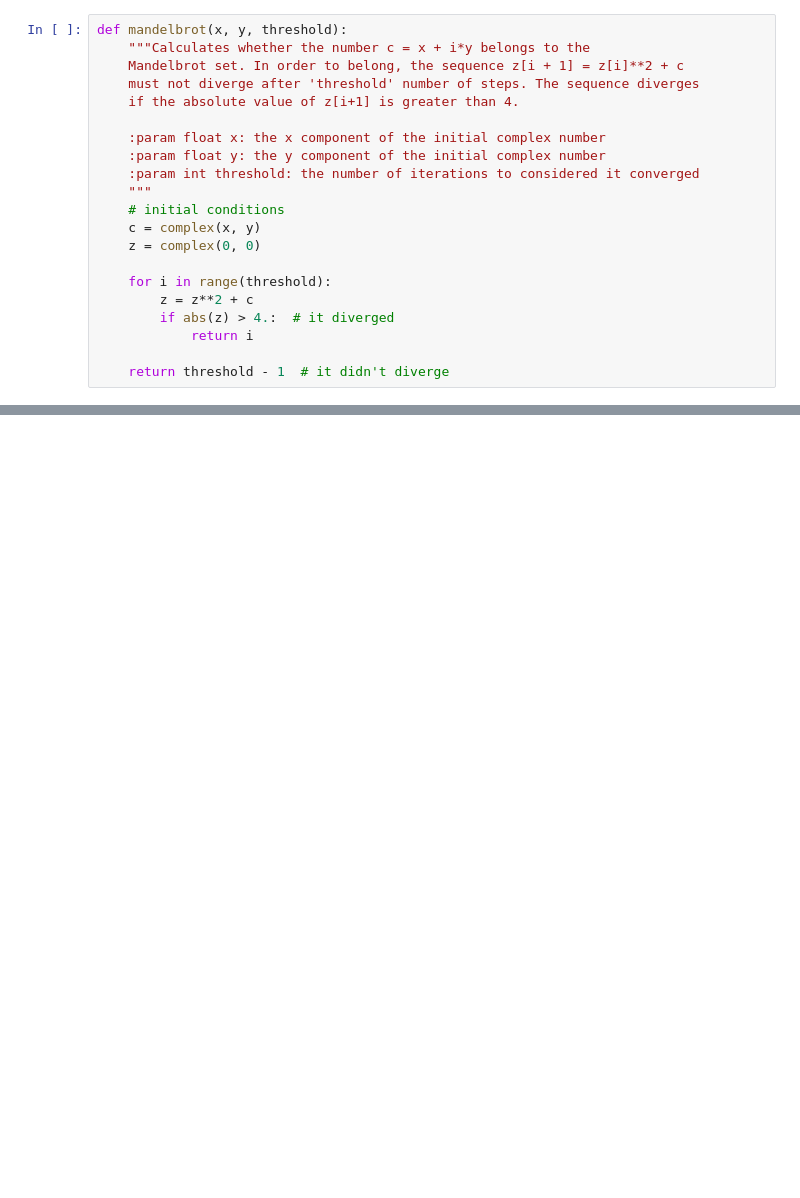
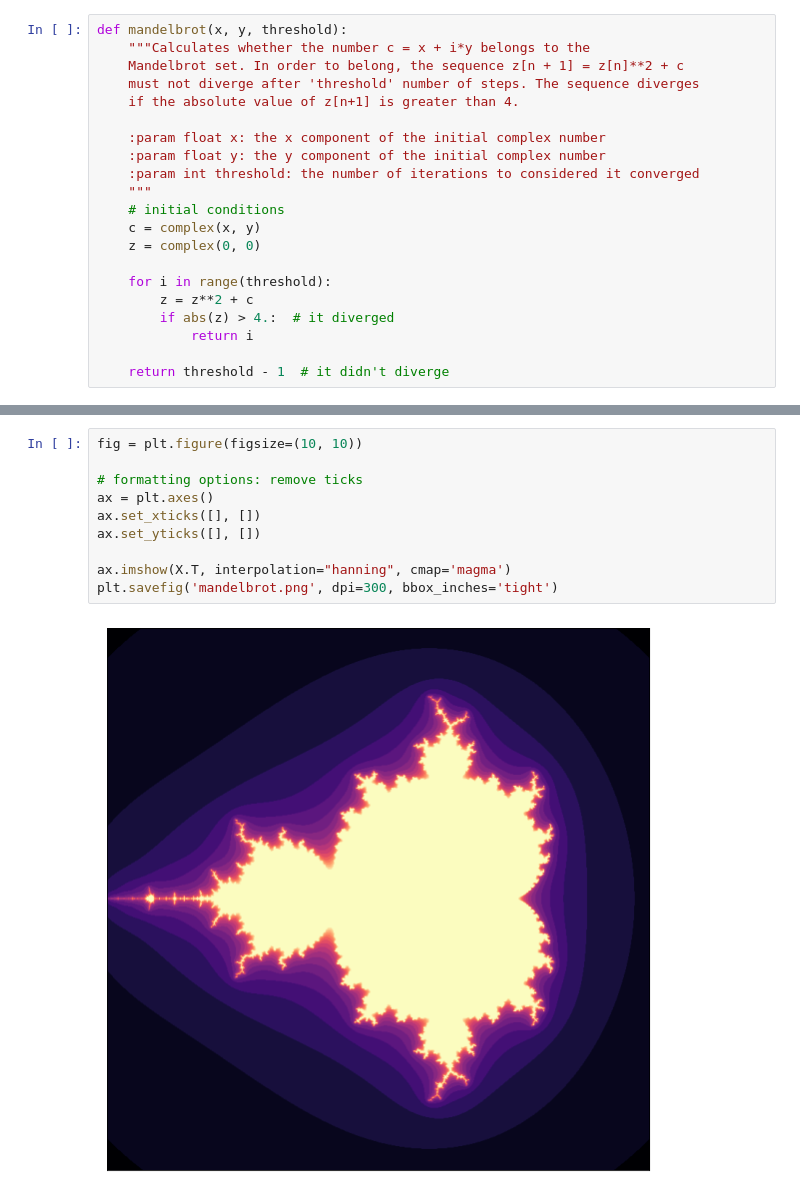
Before and after one commit to JoshuaPark823/Mandelbrot_Fractal_Generation, a Jupyter notebook: Mandelbrot-Set/mandelbrot.ipynb, the cells around one changed output, grey strips where cells are left out. Drawn from its saved outputs; the diff is of its cells as text; blank space fills up the shorter version.

```diff
--- a/Mandelbrot-Set/mandelbrot.ipynb
+++ b/Mandelbrot-Set/mandelbrot.ipynb
@@ -6,9 +12,9 @@ import networkx as nx
 # %%
 def mandelbrot(x, y, threshold):
     """Calculates whether the number c = x + i*y belongs to the
-    Mandelbrot set. In order to belong, the sequence z[i + 1] = z[i]**2 + c
+    Mandelbrot set. In order to belong, the sequence z[n + 1] = z[n]**2 + c
     must not diverge after 'threshold' number of steps. The sequence diverges
-    if the absolute value of z[i+1] is greater than 4.
+    if the absolute value of z[n+1] is greater than 4.
 
     :param float x: the x component of the initial complex number
     :param float y: the y component of the initial complex number
@@ -26,0 +50,12 @@ def mandelbrot(x, y, threshold):
+# %%
+fig = plt.figure(figsize=(10, 10))
+
+# formatting options: remove ticks
+ax = plt.axes()
+ax.set_xticks([], [])
+ax.set_yticks([], [])
+
+ax.imshow(X.T, interpolation="hanning", cmap='magma')
+plt.savefig('mandelbrot.png', dpi=300, bbox_inches='tight')
+# %% [output]
+[figure, added]
```
Also changed, not shown: parts of 5 cells of this notebook, 5 other files.
